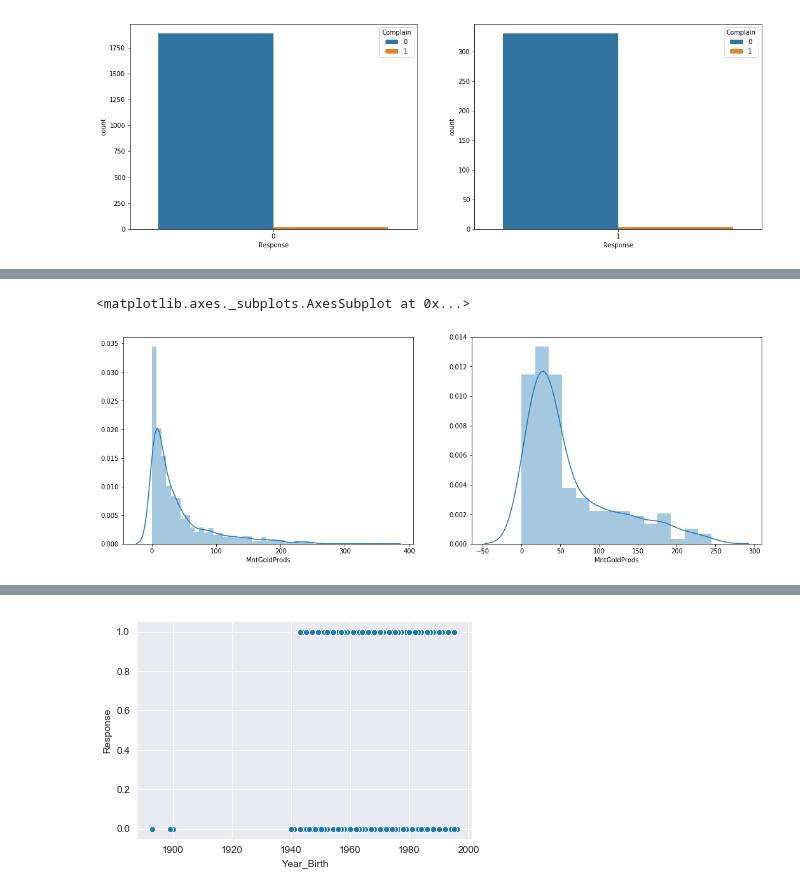
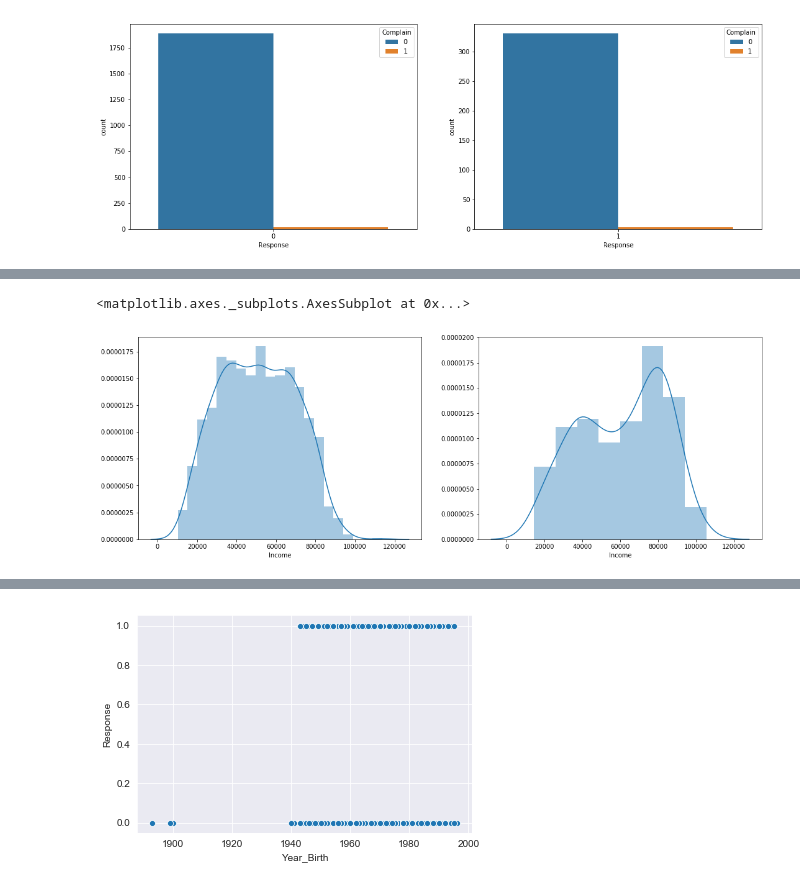
Before and after one commit to dlm6693/DS-Mod-3-Project, a Jupyter notebook: jupyter notebooks/Cleaning + EDA.ipynb, the cells around one changed output, grey strips where cells are left out. Drawn from its saved outputs; the diff is of its cells as text; code cells hidden in the pictures.

```diff
--- a/jupyter notebooks/Cleaning + EDA.ipynb
+++ b/jupyter notebooks/Cleaning + EDA.ipynb
@@ -563,7 +483,8 @@ sns.distplot(df.MntSweetProducts[df.Response == 1], ax=ax2)
-# %%
-f,(ax1,ax2) = plt.subplots(1,2, figsize=(18,6))
-sns.distplot(df.MntGoldProds[df.Response == 0], ax=ax1)
-sns.distplot(df.MntGoldProds[df.Response == 1], ax=ax2)
-# %% [output]
-<matplotlib.axes._subplots.AxesSubplot at 0x...>
-[figure, removed]
+# %%
+# when excluding outliers, those who were not converted had a more normally distributed income
+f,(ax1,ax2) = plt.subplots(1,2, figsize=(18,6))
+sns.distplot(new_df.Income[new_df.Response == 0], ax=ax1)
+sns.distplot(new_df.Income[new_df.Response == 1], ax=ax2)
+# %% [output]
+<matplotlib.axes._subplots.AxesSubplot at 0x...>
+[figure, added]
```
Also changed, not shown: parts of 47 cells of this notebook, 7 other files.
